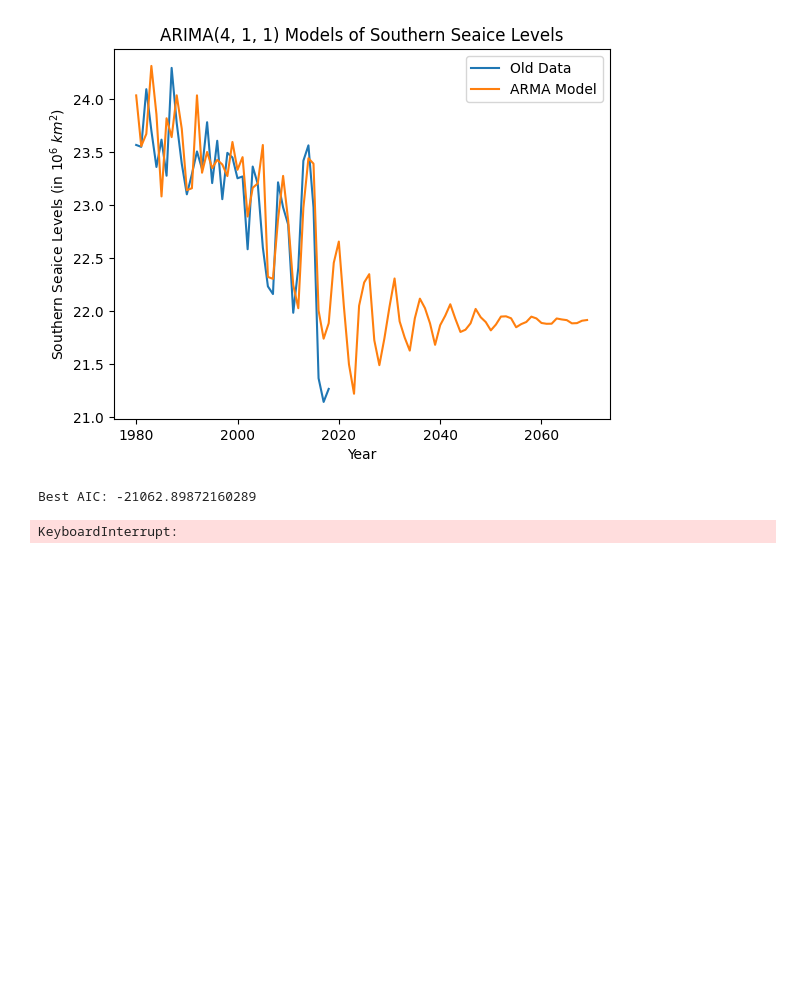
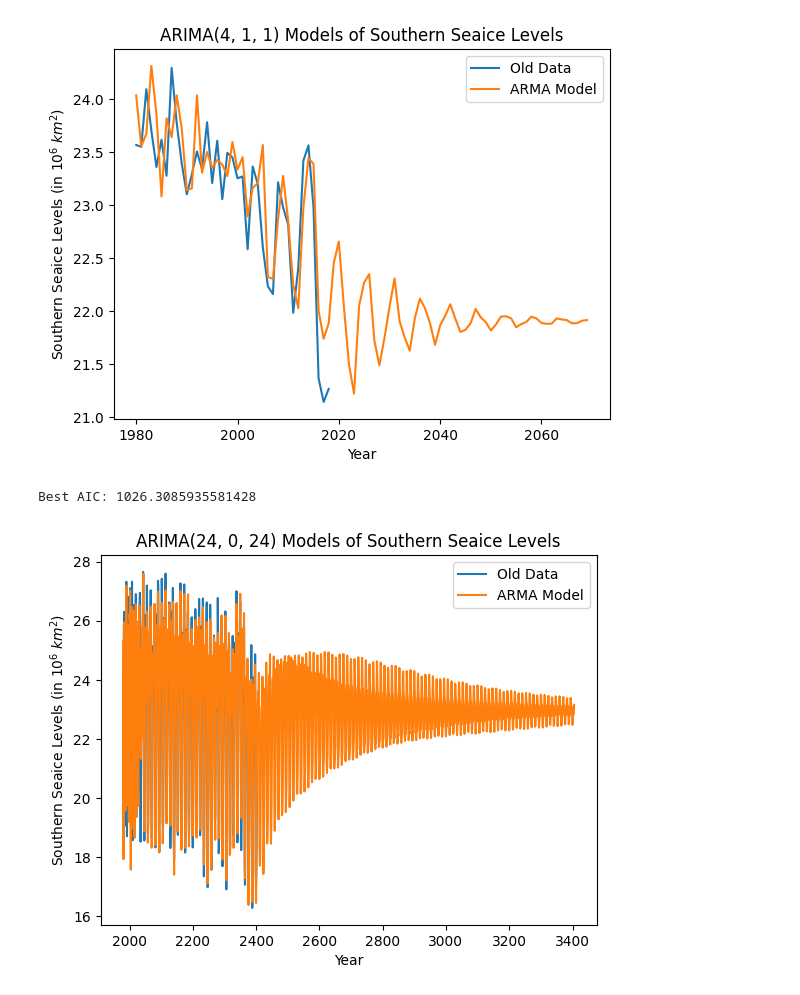
Before and after one commit to EthanPrimes/modeling_climate_change, a Jupyter notebook: arima_models.ipynb, the cells around one changed output. Cells and saved outputs as stored; diff of their text form; code cells hidden in the pictures; blank space fills up the shorter version.

Commit message:
minor arima updates

```diff
--- a/arima_models.ipynb
+++ b/arima_models.ipynb
@@ -310,44 +310,44 @@ Best AIC: 49.51562722343767
 [figure]
 # %%
 # Fitting an ARMA model to the Southern Seaice dataset
-z = seaice_global_df.values.copy()  # The dataset
-n = 10000  # The number of predictions to make into the future
+z = seaice_global_df.reset_index(drop=True).groupby(lambda i: i // 31).mean().values.copy()  # The dataset
+n = 1000  # The number of predictions to make into the future
 
-with warnings.catch_warnings():
-    warnings.simplefilter("ignore", ConvergenceWarning)
-    warnings.simplefilter("ignore", UserWarning)
-    # Determining optimal hyperparameters
-    p_max, q_max, d_max = 1, 1, 1
-    opt_p, opt_q, opt_d = None, None, None
-    best_aic = float("inf")
-    for p in range(1, p_max + 1):
-        for q in range(1, q_max + 1):
-            for d in range(0, d_max + 1):
-                # model = ARIMA(z, order=(p, d, q)).fit(method='innovations_mle')
-                model = ARIMA(z, order=(p, d, q)).fit(method='statespace')
-                if model.aic < best_aic:
-                    best_aic = model.aic
-                    opt_p = p
-                    opt_q = q
-                    opt_d = d
+# with warnings.catch_warnings():
+#     warnings.simplefilter("ignore", ConvergenceWarning)
+#     warnings.simplefilter("ignore", UserWarning)
+#     # Determining optimal hyperparameters
+#     p_max, q_max, d_max = 12, 12, 0
+#     opt_p, opt_q, opt_d = None, None, None
+#     best_aic = float("inf")
+#     for p in range(1, p_max + 1):
+#         for q in range(1, q_max + 1):
+#             for d in range(0, d_max + 1):
+#                 # model = ARIMA(z, order=(p, d, q)).fit(method='innovations_mle')
+#                 model = ARIMA(z, order=(p, d, q)).fit(method='statespace')
+#                 if model.aic < best_aic:
+#                     best_aic = model.aic
+#                     opt_p = p
+#                     opt_q = q
+#                     opt_d = d
 
 # Determining the optimal AIC
 print(f"Best AIC: {best_aic}")
 
-opt_p, opt_d, opt_q = 100, 0, 100
+opt_p, opt_d, opt_q = 24, 0, 24
 
 # Intialize the ARIMA model with optimal parameters
 model = ARIMA(z, order=(opt_p, opt_d, opt_q)).fit(method='statespace')
 
 # Predict from the beginning of the model to n observations in the future
 pred = model.predict(start=0, end=len(z)+n)
 plt.plot(np.arange(1979 + 1, 1979 + len(z)), z[1:], label="Old Data")
 plt.plot(np.arange(1979 + 1, 1979 + len(pred)), pred[1:], label="ARMA Model")
 plt.xlabel("Year")
 plt.ylabel(r"Southern Seaice Levels (in $10^6 \; km^2$)")
 plt.title(f"ARIMA({opt_p}, {opt_d}, {opt_q}) Models of Southern Seaice Levels")
 plt.legend()
 plt.show()
 # %% [output]
-Best AIC: -21062.89872160289
+Best AIC: 1026.3085935581428
-KeyboardInterrupt:
+[figure, added]
```
Also changed, not shown: 1 other file.
